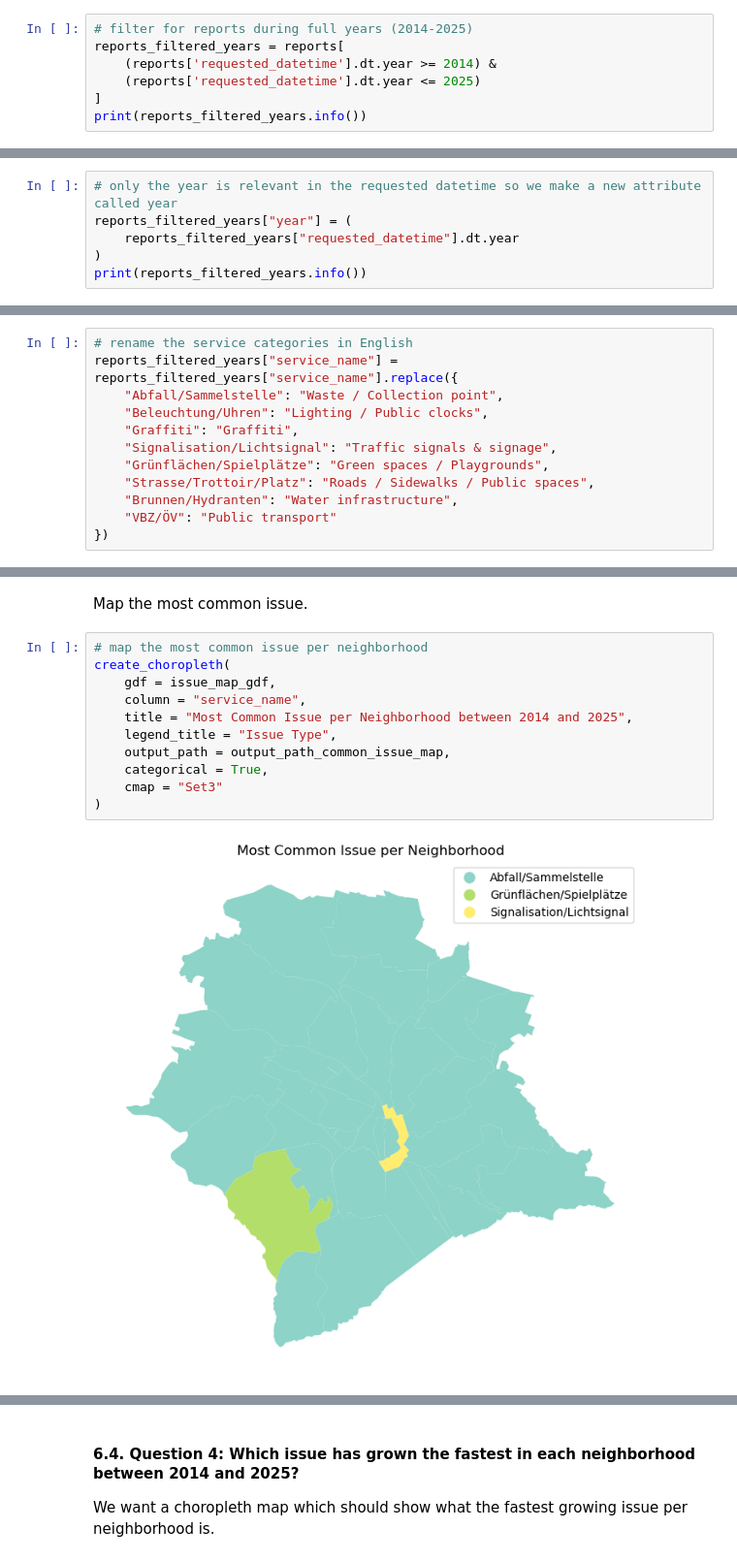
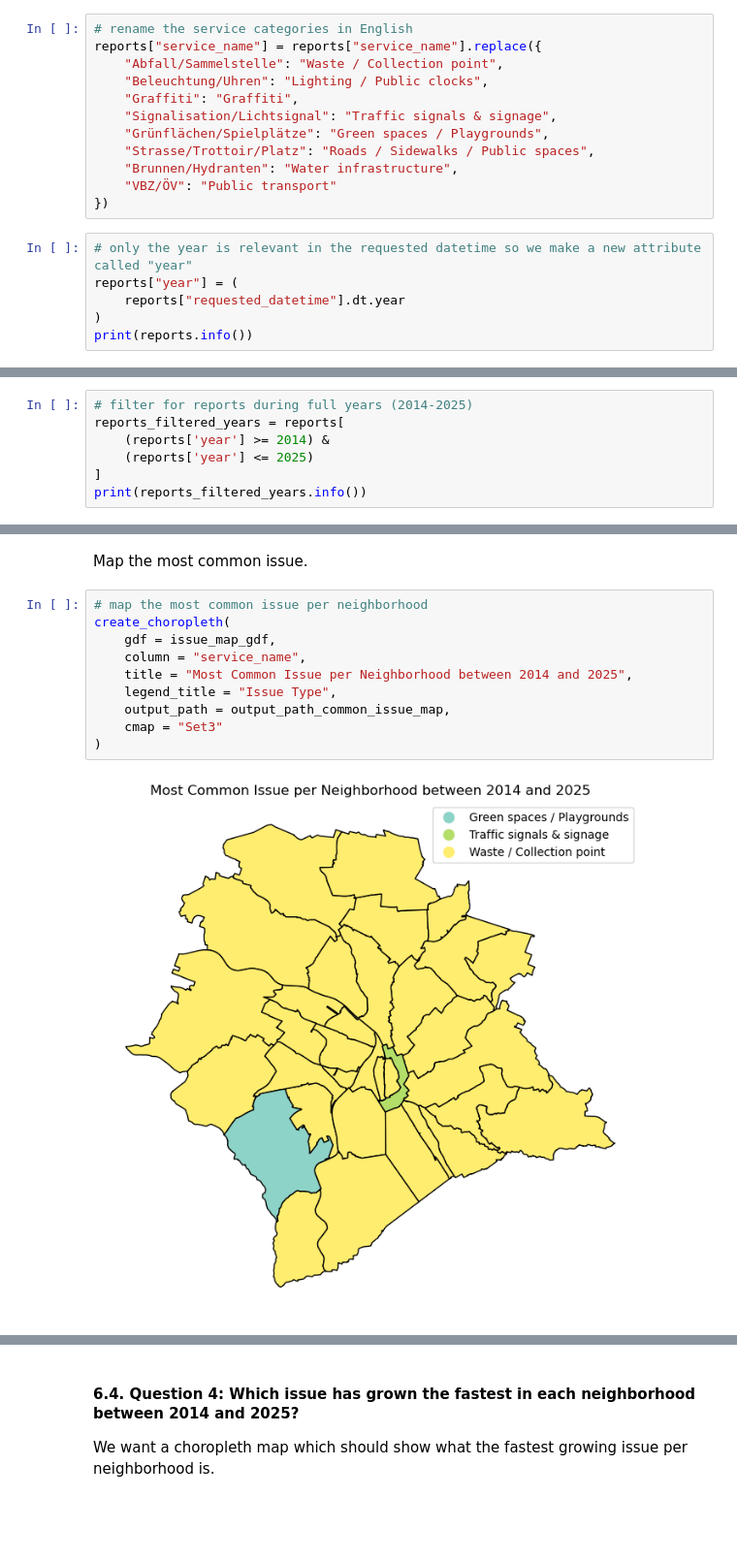
Before and after one commit to 0001jr/zurich-wie-neu, a Jupyter notebook: notebooks/zuri-wie-neu.ipynb, the cells around one changed output, grey strips where cells are left out. Shown at 97% size. Cells and saved outputs as stored; diff of their text form; blank space fills up the shorter version.

```diff
--- a/notebooks/zuri-wie-neu.ipynb
+++ b/notebooks/zuri-wie-neu.ipynb
@@ -393,12 +468,23 @@ description               0
 url                       0
 geometry                  0
 dtype: int64
+# %%
+# rename the service categories in English
+reports["service_name"] = reports["service_name"].replace({
+    "Abfall/Sammelstelle": "Waste / Collection point",
+    "Beleuchtung/Uhren": "Lighting / Public clocks",
+    "Graffiti": "Graffiti",
+    "Signalisation/Lichtsignal": "Traffic signals & signage",
+    "Grünflächen/Spielplätze": "Green spaces / Playgrounds",
+    "Strasse/Trottoir/Platz": "Roads / Sidewalks / Public spaces",
+    "Brunnen/Hydranten": "Water infrastructure",
+    "VBZ/ÖV": "Public transport"
+})
 # %%
-# filter for reports during full years (2014-2025)
-reports_filtered_years = reports[
-    (reports['requested_datetime'].dt.year >= 2014) &
-    (reports['requested_datetime'].dt.year <= 2025)
-]
-print(reports_filtered_years.info())
+# only the year is relevant in the requested datetime so we make a new attribute called "year"
+reports["year"] = (
+    reports["requested_datetime"].dt.year
+)
+print(reports.info())
 # %% [output]
 <class 'geopandas.geodataframe.GeoDataFrame'>
@@ -420,9 +506,10 @@ memory usage: 9.1+ MB
 None
 # %%
-# only the year is relevant in the requested datetime so we make a new attribute called year
-reports_filtered_years["year"] = (
-    reports_filtered_years["requested_datetime"].dt.year
-)
+# filter for reports during full years (2014-2025)
+reports_filtered_years = reports[
+    (reports['year'] >= 2014) &
+    (reports['year'] <= 2025)
+]
 print(reports_filtered_years.info())
 # %% [output]
 <class 'geopandas.geodataframe.GeoDataFrame'>
@@ -450,12 +531,0 @@ See the caveats in the documentation: https://pandas.pydata.org/pandas-docs/stab
-# %%
-# rename the service categories in English
-reports_filtered_years["service_name"] = reports_filtered_years["service_name"].replace({
-    "Abfall/Sammelstelle": "Waste / Collection point",
-    "Beleuchtung/Uhren": "Lighting / Public clocks",
-    "Graffiti": "Graffiti",
-    "Signalisation/Lichtsignal": "Traffic signals & signage",
-    "Grünflächen/Spielplätze": "Green spaces / Playgrounds",
-    "Strasse/Trottoir/Platz": "Roads / Sidewalks / Public spaces",
-    "Brunnen/Hydranten": "Water infrastructure",
-    "VBZ/ÖV": "Public transport"
-})
@@ -937,13 +1018,12 @@ Map the most common issue.
 # %%
 # map the most common issue per neighborhood
 create_choropleth(
     gdf = issue_map_gdf,
     column = "service_name",
     title = "Most Common Issue per Neighborhood between 2014 and 2025",
     legend_title = "Issue Type",
     output_path = output_path_common_issue_map,
-    categorical = True,
     cmap = "Set3"
 )
 # %% [output]
-[figure, old version]
+[figure, new version]
```
Also changed, not shown: parts of 20 cells of this notebook.
